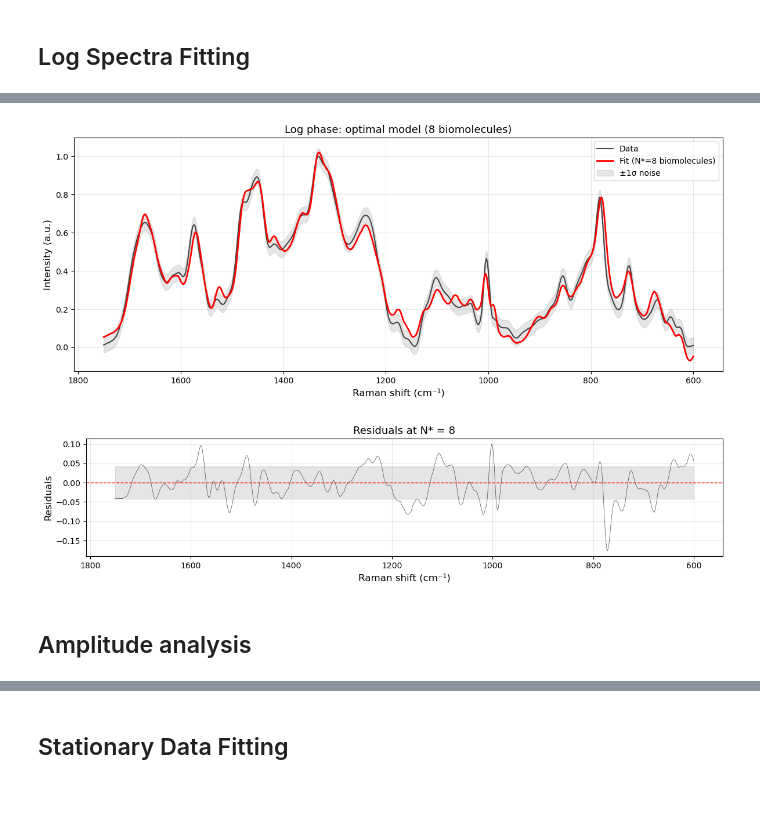
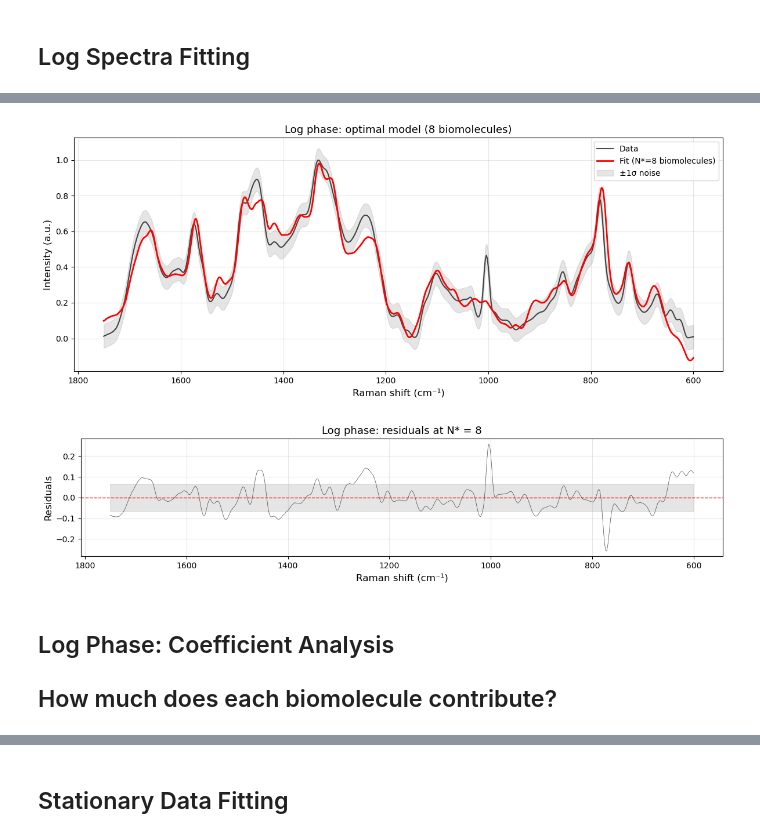
Before and after one commit to HaroonParvez/Using-Bayesian-Model-Selection-to-Analyse-Raman-Spectroscopic-Data, a Jupyter notebook: FinalProject.ipynb, the cells around one changed output, grey strips where cells are left out. Cells and saved outputs as stored; diff of their text form; code cells hidden in the pictures; blank space fills up the shorter version.

```diff
--- a/FinalProject.ipynb
+++ b/FinalProject.ipynb
@@ -35,26 +29,26 @@ plt.show()
 # %% [output]
 [figure]
 # %%
-
-# Standardise column names (first two columns are wavenumber + intensity)
-log_df = log_df.iloc[:, :2]
-sta_df = sta_df.iloc[:, :2]
-
+# Standardise column names
 log_df.columns = ["wavenumber", "intensity"]
 sta_df.columns = ["wavenumber", "intensity"]
 
-# Sort just in case
-log_df = log_df.sort_values("wavenumber")
-sta_df = sta_df.sort_values("wavenumber")
+# Sort ascending wavenumber
+log_df = log_df.sort_values("wavenumber").reset_index(drop=True)
+sta_df = sta_df.sort_values("wavenumber").reset_index(drop=True)
 
-# Plot both on one graph
-plt.figure(figsize=(10,6))
+# Ensure reference spectra match ascending wavenumber order
+if ref_df.iloc[0, 0] > ref_df.iloc[-1, 0]:
+    ref_df = ref_df.iloc[::-1].reset_index(drop=True)
+
+# Reference spectra matrix (637 data points x 15 features (biomolecules))
+R = ref_df.iloc[:, 1:].values
+
+# Plot raw spectra
+plt.figure(figsize=(10, 6))
 plt.plot(log_df["wavenumber"], log_df["intensity"], label="Log phase", linewidth=1.2)
 plt.plot(sta_df["wavenumber"], sta_df["intensity"], label="Stationary phase", linewidth=1.2)
-
-# Reverse x-axis (Raman convention)
 plt.gca().invert_xaxis()
-
 plt.xlabel("Raman Shift (cm⁻¹)")
 plt.ylabel("Intensity (a.u.)")
 plt.title("E. coli Raman Spectra: Log vs Stationary Phase")
@@ -111,12 +105,6 @@ plt.show()
 # %% [markdown]
 # The peaks are noticeably more defined now, especially for the log phase data.
 # %%
+# Wavenumber axis and log-phase data for fitting
 x = log_df["wavenumber"].values
 y = log_df["intensity_norm"].values
-
-ref_names = [col for col in ref_df.columns if col != "wavenumber"]
-R = ref_df[ref_names].values
-
-# Reference spectra are in descending wavenumber order, data is ascending — flip to match
-ref_df = ref_df.iloc[::-1].reset_index(drop=True)
-R = ref_df[ref_names].values
@@ -507,37 +394,41 @@ Model at N* = 8:
   8. glucose
 # %%
+# Fit and residual plots for log phase at optimal model
 yhat_best = history[best_idx][10]
 residuals = y - yhat_best
 
+# Top: data vs fitted spectrum
 plt.figure(figsize=(12, 5))
 plt.plot(x, y, 'k-', linewidth=1.5, label='Data', alpha=0.7)
 plt.plot(x, yhat_best, 'r-', linewidth=2, label=f'Fit (N*={N_star} biomolecules)')
 plt.fill_between(x, y - np.sqrt(s2_best), y + np.sqrt(s2_best),
                  alpha=0.2, color='gray', label=r'±1σ noise')
 plt.gca().invert_xaxis()
 plt.xlabel('Raman shift (cm⁻¹)', fontsize=12)
 plt.ylabel('Intensity (a.u.)', fontsize=12)
 plt.title(f'Log phase: optimal model ({N_star} biomolecules)', fontsize=13)
 plt.legend()
 plt.grid(alpha=0.3)
 plt.tight_layout()
 plt.show()
 
+# Bottom: residuals — should be random and mostly within ±1σ band
 plt.figure(figsize=(12, 3))
 plt.plot(x, residuals, 'k-', linewidth=0.5, alpha=0.7)
 plt.axhline(0, color='red', linestyle='--', linewidth=1)
 plt.fill_between(x, -np.sqrt(s2_best), +np.sqrt(s2_best),
                  alpha=0.2, color='gray')
 plt.gca().invert_xaxis()
 plt.xlabel('Raman shift (cm⁻¹)', fontsize=12)
 plt.ylabel('Residuals', fontsize=12)
-plt.title(f'Residuals at N* = {N_star}', fontsize=13)
+plt.title(f'Log phase: residuals at N* = {N_star}', fontsize=13)
 plt.grid(alpha=0.3)
 plt.tight_layout()
 plt.show()
 # %% [output]
-[figure, old version]
+[figure, new version]
-[figure, old version]
+[figure, new version]
 # %% [markdown]
-## Amplitude analysis
+## Log Phase: Coefficient Analysis
+## How much does each biomolecule contribute?
 # %%
```
Also changed, not shown: parts of 19 cells of this notebook.
